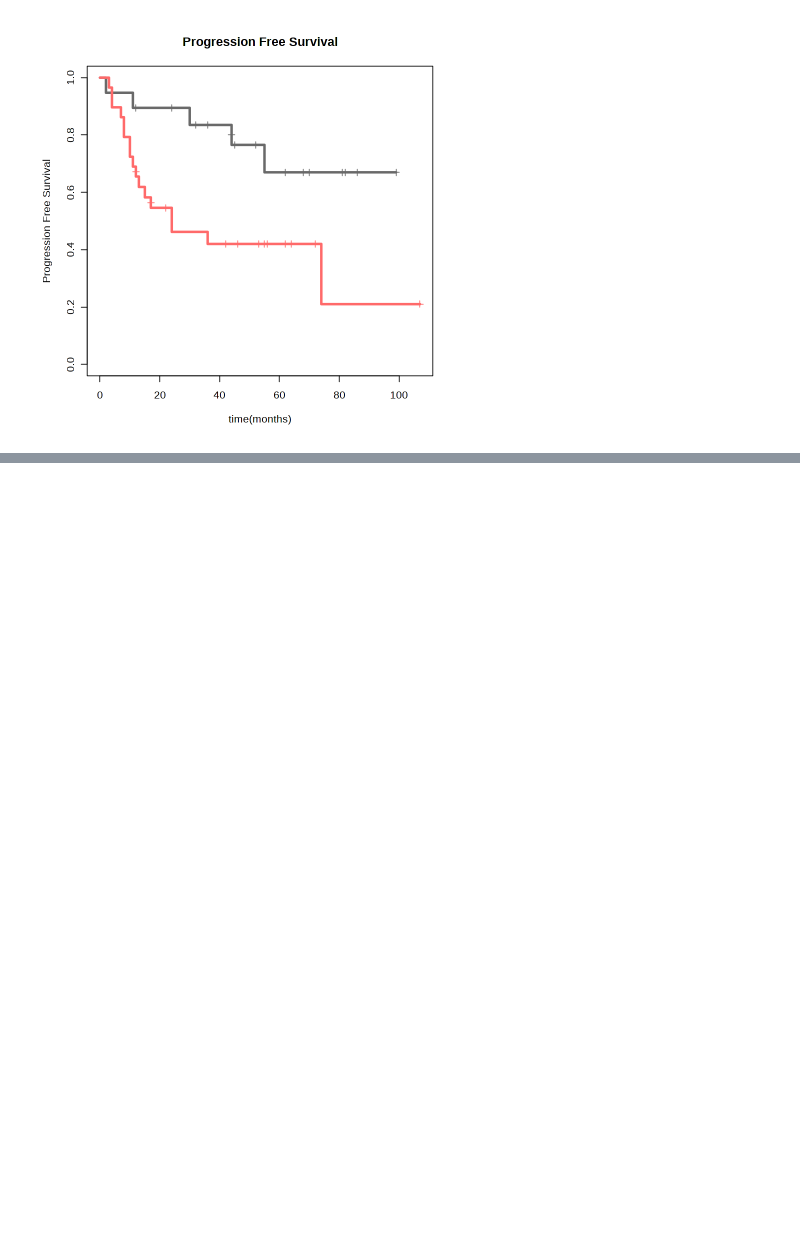
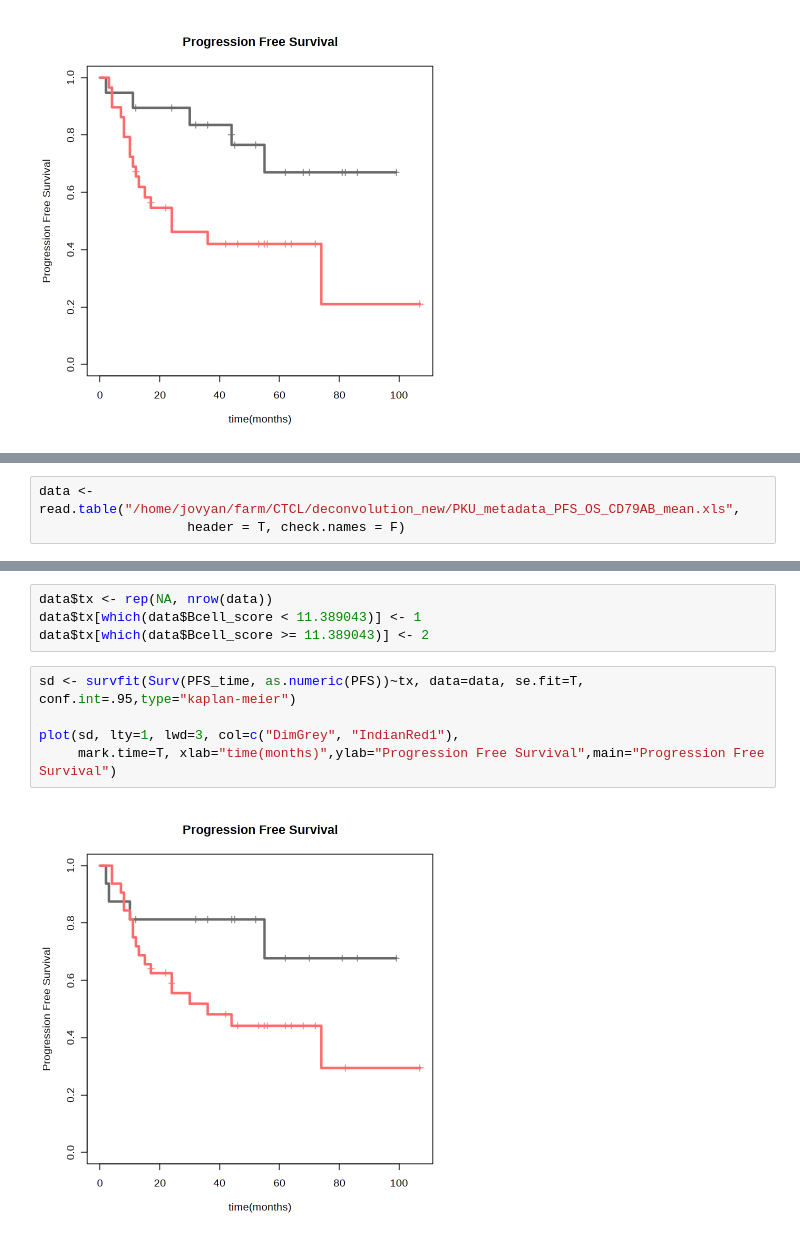
Before and after one commit to ruoyan-li/Cutaneous-T-cell-lymphoma-study, a Jupyter notebook: code/MuSiC.ipynb, the cells around one changed output, grey strips where cells are left out. Drawn from its saved outputs; the diff is of its cells as text; blank space fills up the shorter version.

```diff
--- a/code/MuSiC.ipynb
+++ b/code/MuSiC.ipynb
@@ -357,0 +374,3 @@ Score (logrank) test = 13.52  on 6 df,   p=0.04
+# %%
+data <- read.table("/home/jovyan/farm/CTCL/deconvolution_new/PKU_metadata_PFS_OS_CD79AB_mean.xls",
+                   header = T, check.names = F)
@@ -357,0 +402,11 @@ Score (logrank) test = 13.52  on 6 df,   p=0.04
+# %%
+data$tx <- rep(NA, nrow(data))
+data$tx[which(data$Bcell_score < 11.389043)] <- 1
+data$tx[which(data$Bcell_score >= 11.389043)] <- 2
+# %%
+sd <- survfit(Surv(PFS_time, as.numeric(PFS))~tx, data=data, se.fit=T, conf.int=.95,type="kaplan-meier")
+
+plot(sd, lty=1, lwd=3, col=c("DimGrey", "IndianRed1"),
+     mark.time=T, xlab="time(months)",ylab="Progression Free Survival",main="Progression Free Survival")
+# %% [output]
+[figure, added]
```
Also changed, not shown: parts of 10 cells of this notebook.
